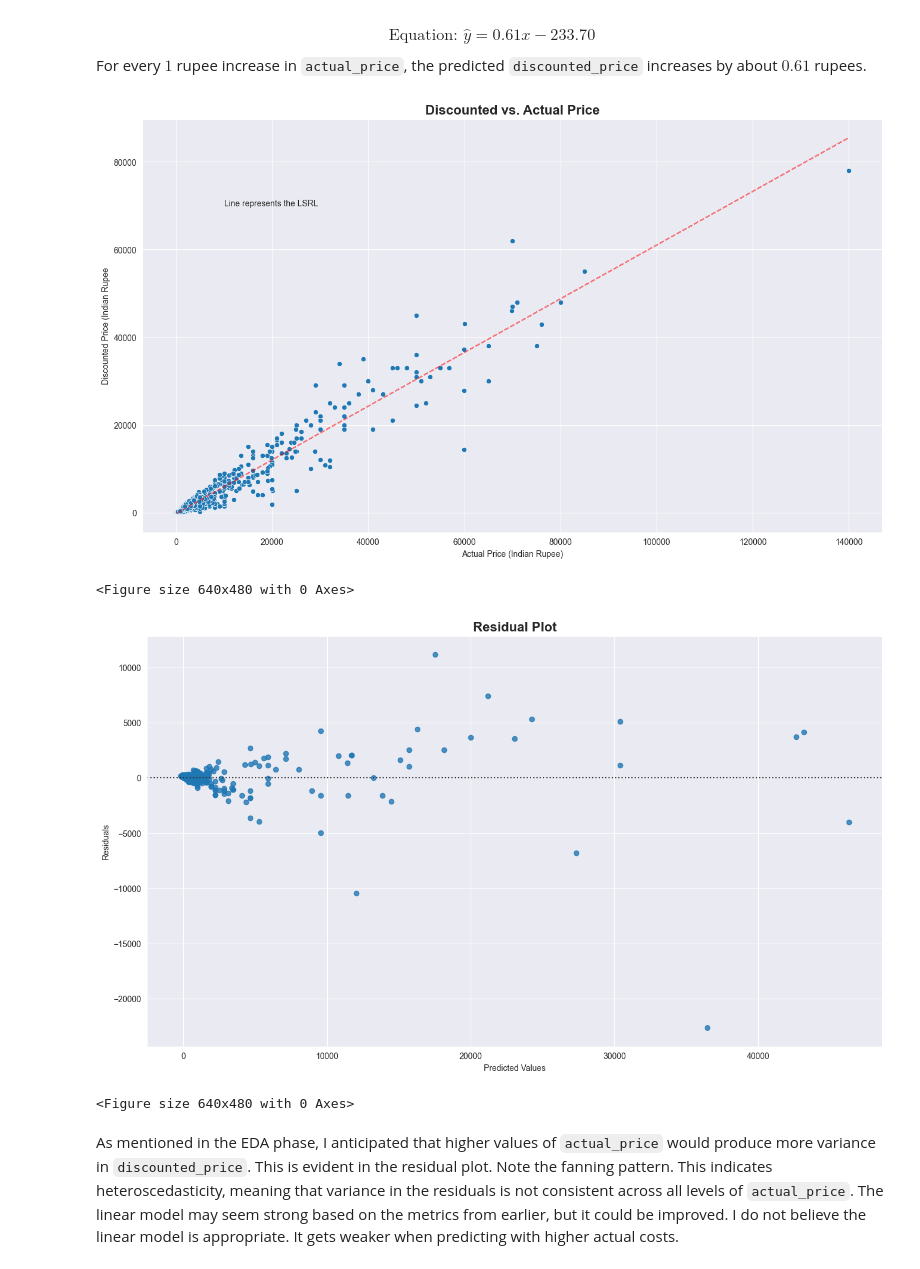
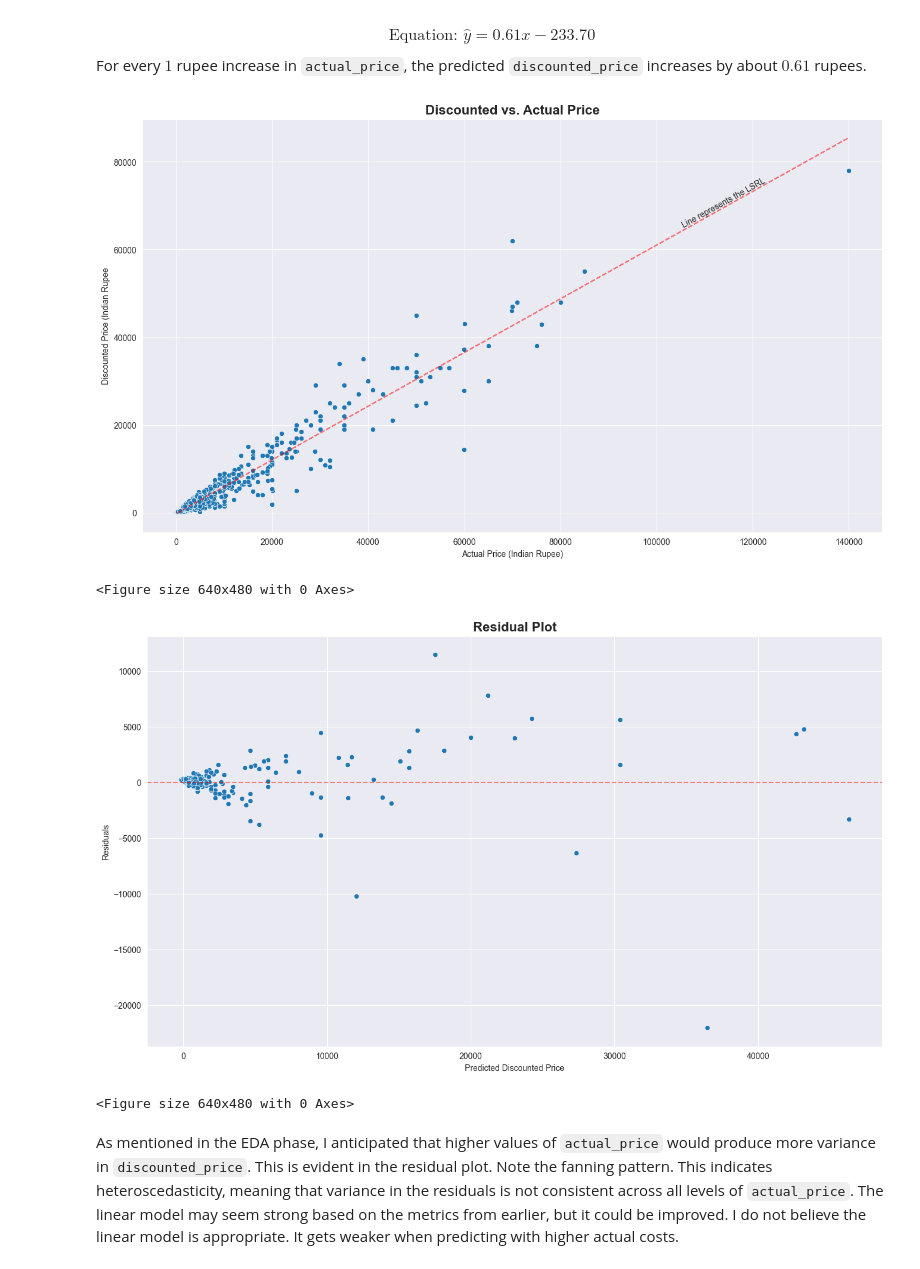
Before and after one commit to ajgafford/Amazon-EDA-Modeling, a Jupyter notebook: amazon_sales.ipynb, the cells around one changed output. Cells and saved outputs as stored; diff of their text form; code cells hidden in the pictures.

```diff
--- a/amazon_sales.ipynb
+++ b/amazon_sales.ipynb
@@ -431,3 +428,0 @@ While not every product sold gets rated or reviewed, I can estimate the total sa
-# %%
-sales['est_total_sales'] = sales['rating_count'] * sales['discounted_price']
-sales['est_total_sales'].info()
@@ -1385,56 +1303,66 @@ For every $ 1 $ rupee increase in `actual_price`, the predicted `discounted_pric
 # %%
 # create the scatterplot for discounted vs. actual with the LSRL line plotted for reference
 # create a scatterplot of discounted_price vs. actual_price
 plt.figure(figsize=(16,9))
 sns.scatterplot(data=sales,
                x='actual_price',
                y='discounted_price')
 
 # add the title and labels
 plt.title('Discounted vs. Actual Price',
          fontweight='heavy',
          size=16)
 plt.xlabel('Actual Price (Indian Rupee)')
 plt.ylabel('Discounted Price (Indian Rupee')
 
 # add in the LSRL
 plt.plot(sales['actual_price'],
          model.coef_ * sales['actual_price'] + model.intercept_,
          color='red',
          linestyle='--',
          alpha=0.5)
 
 # add in text to explain the LSRL
-plt.text(10000,
-        70000,
-        'Line represents the LSRL')
+plt.text(105000,
+        65000,
+        'Line represents the LSRL',
+        rotation=29)
+
+plt.savefig('/Users/ajgafford/Documents/Projects/Python/Kaggle/Amazon/Plots/price_lsrl_scatterplot.png',
+           bbox_inches='tight',
+           dpi=300)
 
 plt.show()
 plt.clf()
 # %% [output]
-[figure, old version]
+[figure, new version]
 <Figure size 640x480 with 0 Axes>
 # %%
 # calculate residuals
 residuals = y_test - y_pred
 
-# create a residual plot
+# create the residual plot
 plt.figure(figsize=(16, 9))
-sns.residplot(x=y_pred, y=residuals, line_kws={'color': 'red', 'lw': 1})
-
-# add the title and labels
+sns.scatterplot(x=y_pred,
+                y=residuals)
+plt.axhline(0,
+            color='red',
+            linestyle='--',
+            alpha=0.5)
 plt.title('Residual Plot',
          fontweight='heavy',
          size=16)
-plt.xlabel('Predicted Values')
+plt.xlabel('Predicted Discounted Price')
 plt.ylabel('Residuals')
 
-plt.savefig('/Users/ajgafford/Documents/Projects/Python/Kaggle/Amazon/Plots/residual_plot.png')
+plt.savefig('/Users/ajgafford/Documents/Projects/Python/Kaggle/Amazon/Plots/basic_residual_plot.png',
+           bbox_inches='tight',
+           dpi=300)
 
 plt.show()
 plt.clf()
 # %% [output]
-[figure, old version]
+[figure, new version]
 <Figure size 640x480 with 0 Axes>
 # %% [markdown]
 As mentioned in the EDA phase, I anticipated that higher values of `actual_price` would produce more variance in `discounted_price`. This is evident in the residual plot. Note the fanning pattern. This indicates heteroscedasticity, meaning that variance in the residuals is not consistent across all levels of `actual_price`. The linear model may seem strong based on the metrics from earlier, but it could be improved. I do not believe the linear model is appropriate. It gets weaker when predicting with higher actual costs.
```
Also changed, not shown: parts of 28 cells of this notebook.
